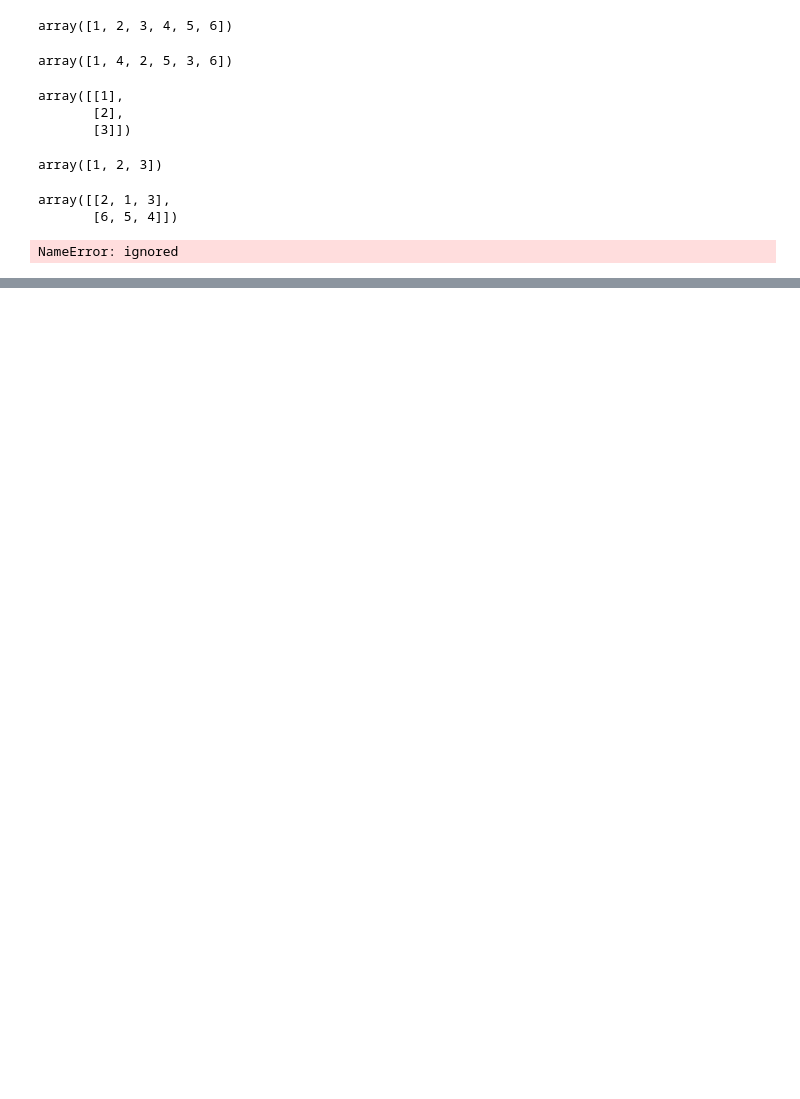
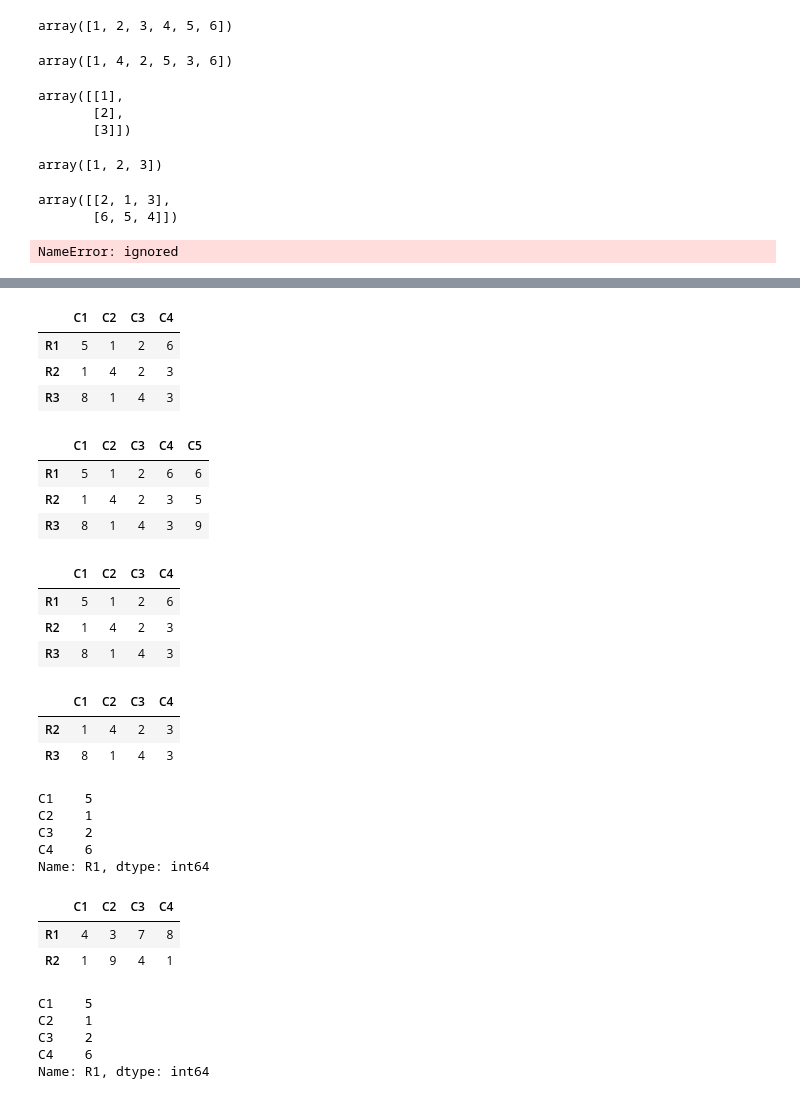
Before and after one commit to trypuz/ai_dla_kazdego, a Jupyter notebook: python_dla_kazdego/python_dla_humanistow.ipynb, the cells around one changed output, grey strips where cells are left out. Cells and saved outputs as stored; diff of their text form; code cells hidden in the pictures; blank space fills up the shorter version.

```diff
--- a/python_dla_kazdego/python_dla_humanistow.ipynb
+++ b/python_dla_kazdego/python_dla_humanistow.ipynb
@@ -2064,0 +2178,50 @@ NameError: ignored
+# %%
+df.drop('C5', axis=1) # look for the columns!
+# %% [output]
+|  | C1 | C2 | C3 | C4 |
+| R1 | 5 | 1 | 2 | 6 |
+| R2 | 1 | 4 | 2 | 3 |
+| R3 | 8 | 1 | 4 | 3 |
+# %%
+df
+# %% [output]
+|  | C1 | C2 | C3 | C4 | C5 |
+| R1 | 5 | 1 | 2 | 6 | 6 |
+| R2 | 1 | 4 | 2 | 3 | 5 |
+| R3 | 8 | 1 | 4 | 3 | 9 |
+# %%
+df = df.drop('C5', axis=1)
+df
+# %% [output]
+|  | C1 | C2 | C3 | C4 |
+| R1 | 5 | 1 | 2 | 6 |
+| R2 | 1 | 4 | 2 | 3 |
+| R3 | 8 | 1 | 4 | 3 |
+# %%
+df.drop('R1')
+# %% [output]
+|  | C1 | C2 | C3 | C4 |
+| R2 | 1 | 4 | 2 | 3 |
+| R3 | 8 | 1 | 4 | 3 |
+# %%
+df.loc['R1'] # look for a row
+# %% [output]
+C1    5
+C2    1
+C3    2
+C4    6
+Name: R1, dtype: int64
+# %%
+df.loc[['R1', 'R2']] # passing a list of rows
+# %% [output]
+|  | C1 | C2 | C3 | C4 |
+| R1 | 4 | 3 | 7 | 8 |
+| R2 | 1 | 9 | 4 | 1 |
+# %%
+df.iloc[0]
+# %% [output]
+C1    5
+C2    1
+C3    2
+C4    6
+Name: R1, dtype: int64
```
Also changed, not shown: parts of 41 cells of this notebook.
